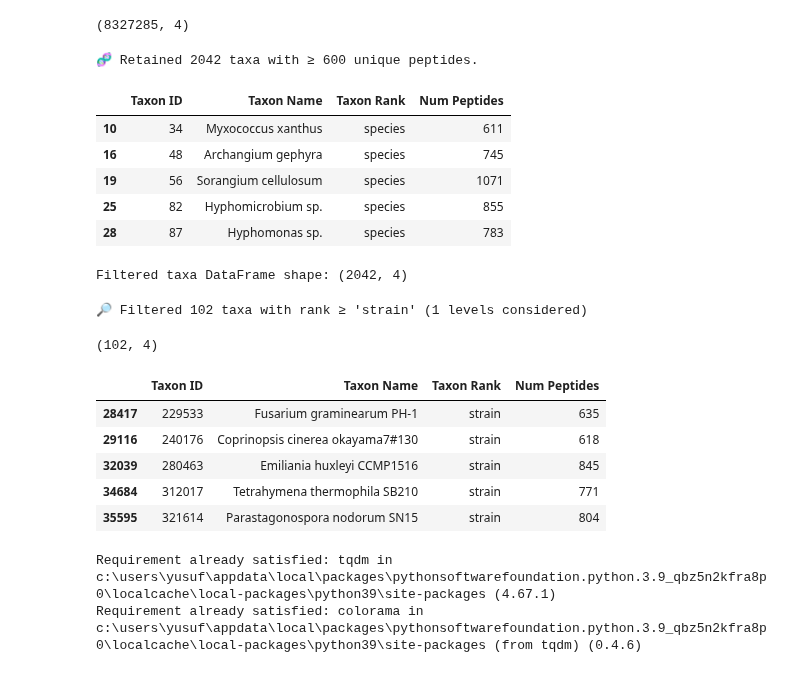
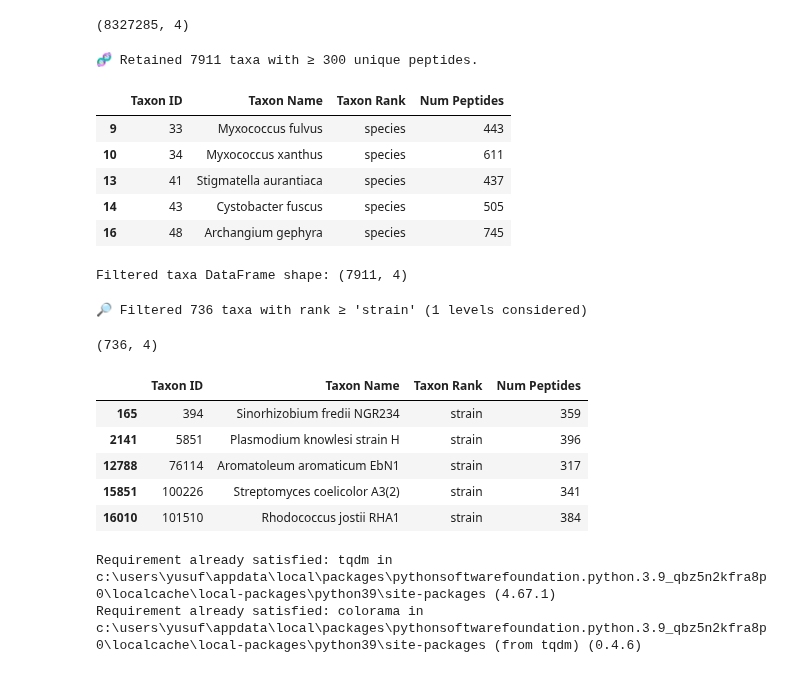
Before and after one commit to Asciilator/Peptide_identification_with_custom_database, a Jupyter notebook: pipeline_pept2taxa.ipynb, the cells around one changed output. Cells and saved outputs as stored; diff of their text form; code cells hidden in the pictures.

```diff
--- a/pipeline_pept2taxa.ipynb
+++ b/pipeline_pept2taxa.ipynb
@@ -243,18 +243,18 @@ def filter_taxa_by_peptide_support(taxa_df, min_peptides=5):
     return filtered
 # %%
 # === Example usage ===
-filtered_taxa_df = filter_taxa_by_peptide_support(taxa_results_df, min_peptides=600)
+filtered_taxa_df = filter_taxa_by_peptide_support(taxa_results_df, min_peptides=300)
 display(filtered_taxa_df.head())
 print(f"Filtered taxa DataFrame shape: {filtered_taxa_df.shape}")
 # %% [output]
-🧬 Retained 2042 taxa with ≥ 600 unique peptides.
+🧬 Retained 7911 taxa with ≥ 300 unique peptides.
 |  | Taxon ID | Taxon Name | Taxon Rank | Num Peptides |
+| 9 | 33 | Myxococcus fulvus | species | 443 |
 | 10 | 34 | Myxococcus xanthus | species | 611 |
+| 13 | 41 | Stigmatella aurantiaca | species | 437 |
+| 14 | 43 | Cystobacter fuscus | species | 505 |
 | 16 | 48 | Archangium gephyra | species | 745 |
-| 19 | 56 | Sorangium cellulosum | species | 1071 |
-| 25 | 82 | Hyphomicrobium sp. | species | 855 |
-| 28 | 87 | Hyphomonas sp. | species | 783 |
-Filtered taxa DataFrame shape: (2042, 4)
+Filtered taxa DataFrame shape: (7911, 4)
 # %%
 def filter_taxa_by_rank_level(taxa_df, min_rank="species"):
     """
@@ -295,14 +295,14 @@ filtered_taxa_by_rank = filter_taxa_by_rank_level(filtered_taxa_df, min_rank="st
 display(filtered_taxa_by_rank.shape)
 display(filtered_taxa_by_rank.head())
 # %% [output]
-🔎 Filtered 102 taxa with rank ≥ 'strain' (1 levels considered)
+🔎 Filtered 736 taxa with rank ≥ 'strain' (1 levels considered)
-(102, 4)
+(736, 4)
 |  | Taxon ID | Taxon Name | Taxon Rank | Num Peptides |
-| 28417 | 229533 | Fusarium graminearum PH-1 | strain | 635 |
-| 29116 | 240176 | Coprinopsis cinerea okayama7#130 | strain | 618 |
-| 32039 | 280463 | Emiliania huxleyi CCMP1516 | strain | 845 |
-| 34684 | 312017 | Tetrahymena thermophila SB210 | strain | 771 |
-| 35595 | 321614 | Parastagonospora nodorum SN15 | strain | 804 |
+| 165 | 394 | Sinorhizobium fredii NGR234 | strain | 359 |
+| 2141 | 5851 | Plasmodium knowlesi strain H | strain | 396 |
+| 12788 | 76114 | Aromatoleum aromaticum EbN1 | strain | 317 |
+| 15851 | 100226 | Streptomyces coelicolor A3(2) | strain | 341 |
+| 16010 | 101510 | Rhodococcus jostii RHA1 | strain | 384 |
 # %%
 # Install the tqdm library if not installed already
 !pip3 install tqdm
```
Also changed, not shown: parts of 5 cells of this notebook, 1 other file.
